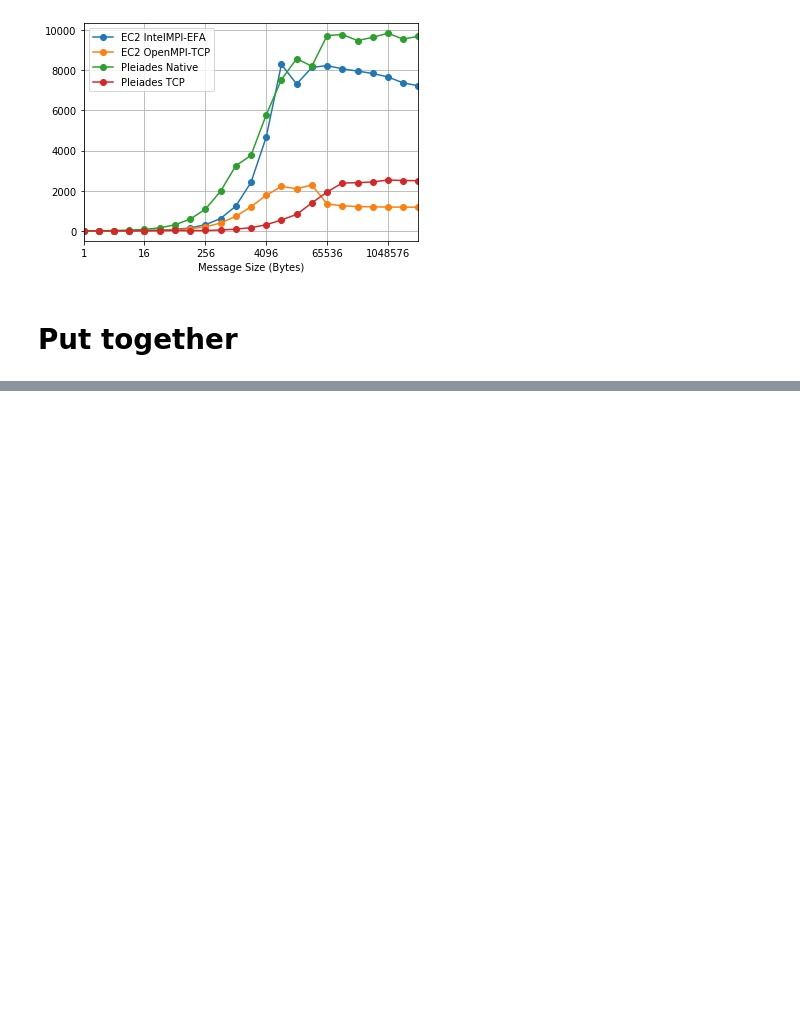
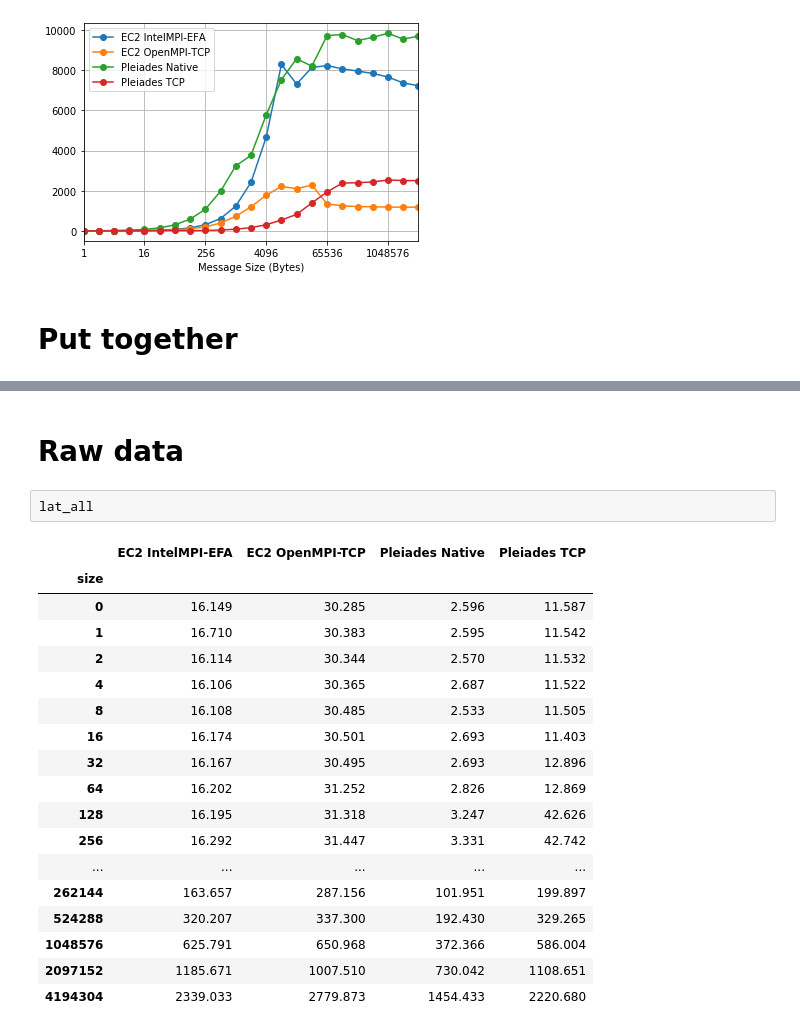
Before and after one commit to JiaweiZhuang/aws-mpi-benchmark, a Jupyter notebook: notebooks/pt2pt_compare_pleiades.ipynb, the cells around one changed output, grey strips where cells are left out. Drawn from its saved outputs; the diff is of its cells as text; blank space fills up the shorter version.

```diff
--- a/notebooks/pt2pt_compare_pleiades.ipynb
+++ b/notebooks/pt2pt_compare_pleiades.ipynb
@@ -120,0 +121,23 @@ fig.savefig('pt2pt_compare.png', dpi=300)
+# %% [markdown]
+# Raw data
+# %%
+lat_all
+# %% [output]
+|  | EC2 IntelMPI-EFA | EC2 OpenMPI-TCP | Pleiades Native | Pleiades TCP |
+| size |  |  |  |  |
+| 0 | 16.149 | 30.285 | 2.596 | 11.587 |
+| 1 | 16.710 | 30.383 | 2.595 | 11.542 |
+| 2 | 16.114 | 30.344 | 2.570 | 11.532 |
+| 4 | 16.106 | 30.365 | 2.687 | 11.522 |
+| 8 | 16.108 | 30.485 | 2.533 | 11.505 |
+| 16 | 16.174 | 30.501 | 2.693 | 11.403 |
+| 32 | 16.167 | 30.495 | 2.693 | 12.896 |
+| 64 | 16.202 | 31.252 | 2.826 | 12.869 |
+| 128 | 16.195 | 31.318 | 3.247 | 42.626 |
+| 256 | 16.292 | 31.447 | 3.331 | 42.742 |
+| ... | ... | ... | ... | ... |
+| 262144 | 163.657 | 287.156 | 101.951 | 199.897 |
+| 524288 | 320.207 | 337.300 | 192.430 | 329.265 |
+| 1048576 | 625.791 | 650.968 | 372.366 | 586.004 |
+| 2097152 | 1185.671 | 1007.510 | 730.042 | 1108.651 |
+| 4194304 | 2339.033 | 2779.873 | 1454.433 | 2220.680 |
```
Also changed, not shown: parts of 3 cells of this notebook, 1 other file.
